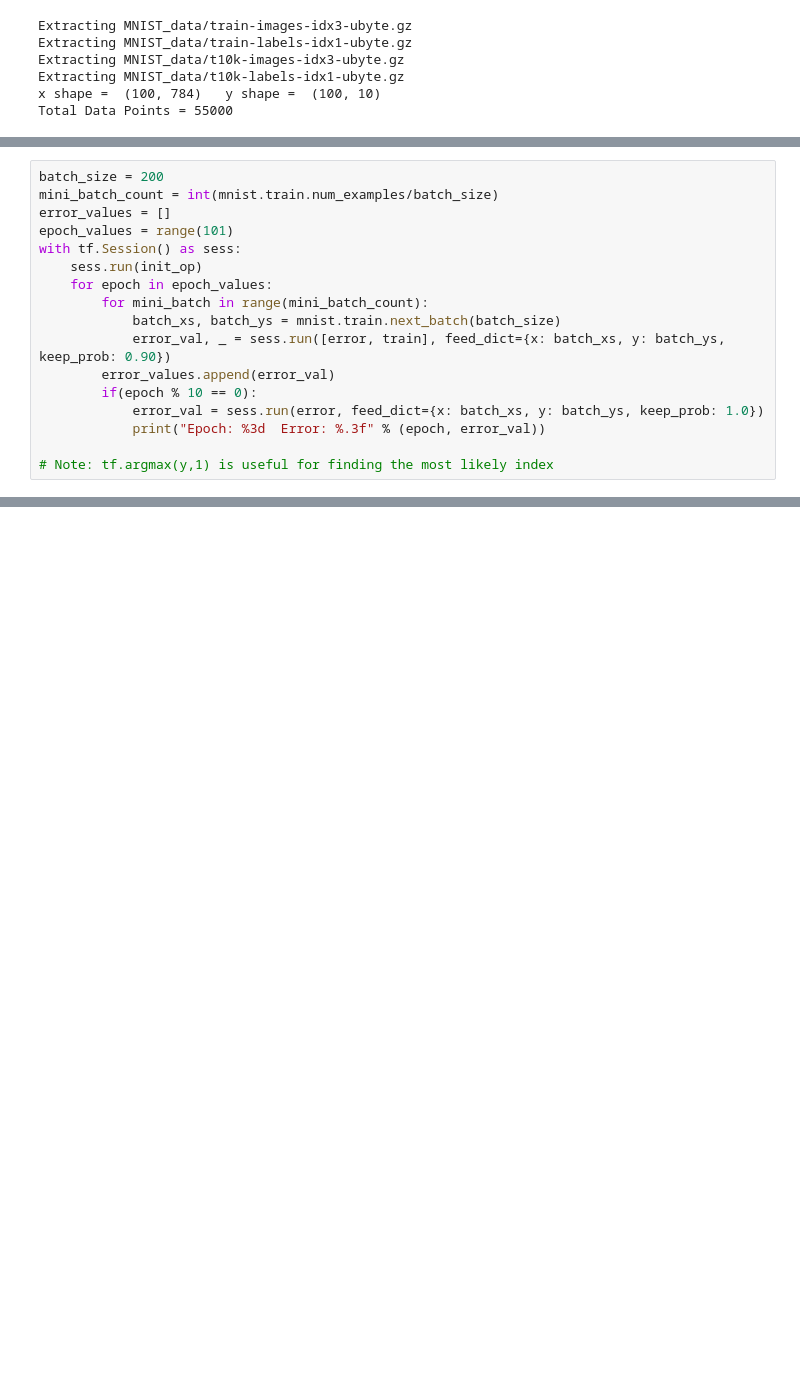
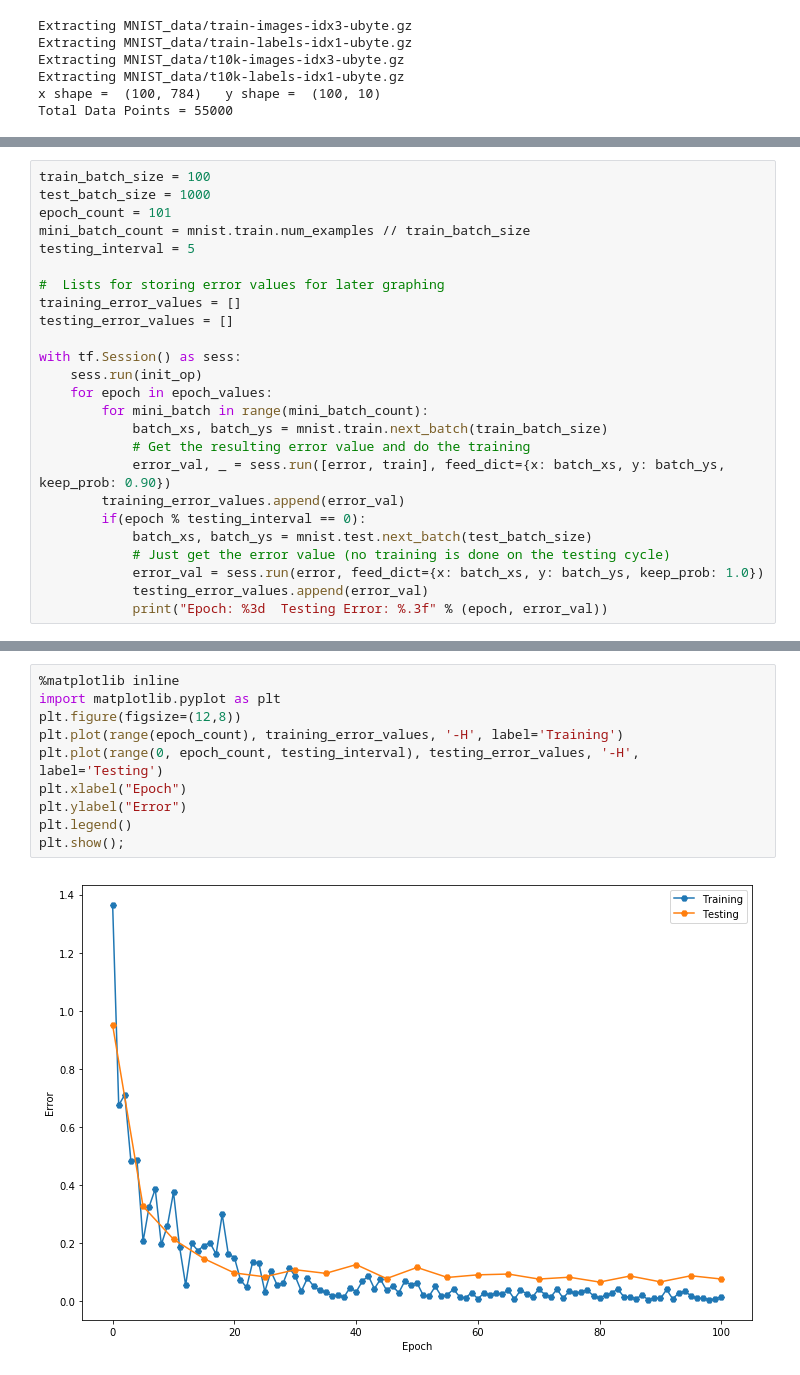
Before and after one commit to bjornsone/ml, a Jupyter notebook: intro_tensorflow_learning.ipynb, the cells around one changed output, grey strips where cells are left out. Drawn from its saved outputs; the diff is of its cells as text; blank space fills up the shorter version.

Commit message:
Added graph to compare training to testing and improved description text.

```diff
--- a/intro_tensorflow_learning.ipynb
+++ b/intro_tensorflow_learning.ipynb
@@ -56,18 +62,26 @@ Done defining model
 # %%
-batch_size = 200
-mini_batch_count = int(mnist.train.num_examples/batch_size)
-error_values = []
-epoch_values = range(101)
+train_batch_size = 100
+test_batch_size = 1000
+epoch_count = 101
+mini_batch_count = mnist.train.num_examples // train_batch_size
+testing_interval = 5
+
+#  Lists for storing error values for later graphing
+training_error_values = []
+testing_error_values = []
+
 with tf.Session() as sess:
     sess.run(init_op)
     for epoch in epoch_values:
         for mini_batch in range(mini_batch_count):
-            batch_xs, batch_ys = mnist.train.next_batch(batch_size)
+            batch_xs, batch_ys = mnist.train.next_batch(train_batch_size)
+            # Get the resulting error value and do the training
             error_val, _ = sess.run([error, train], feed_dict={x: batch_xs, y: batch_ys, keep_prob: 0.90})
-        error_values.append(error_val)
-        if(epoch % 10 == 0):
+        training_error_values.append(error_val)
+        if(epoch % testing_interval == 0):
+            batch_xs, batch_ys = mnist.test.next_batch(test_batch_size)
+            # Just get the error value (no training is done on the testing cycle)
             error_val = sess.run(error, feed_dict={x: batch_xs, y: batch_ys, keep_prob: 1.0})
-            print("Epoch: %3d  Error: %.3f" % (epoch, error_val))
-
-# Note: tf.argmax(y,1) is useful for finding the most likely index
+            testing_error_values.append(error_val)
+            print("Epoch: %3d  Testing Error: %.3f" % (epoch, error_val))
 # %% [output]
@@ -92,0 +110,12 @@ plt.plot(epoch_values, error_values, '-H');
+# %%
+%matplotlib inline
+import matplotlib.pyplot as plt
+plt.figure(figsize=(12,8))
+plt.plot(range(epoch_count), training_error_values, '-H', label='Training')
+plt.plot(range(0, epoch_count, testing_interval), testing_error_values, '-H', label='Testing')
+plt.xlabel("Epoch")
+plt.ylabel("Error")
+plt.legend()
+plt.show();
+# %% [output]
+[figure, added]
```
Also changed, not shown: parts of 11 cells of this notebook, 1 other file.
